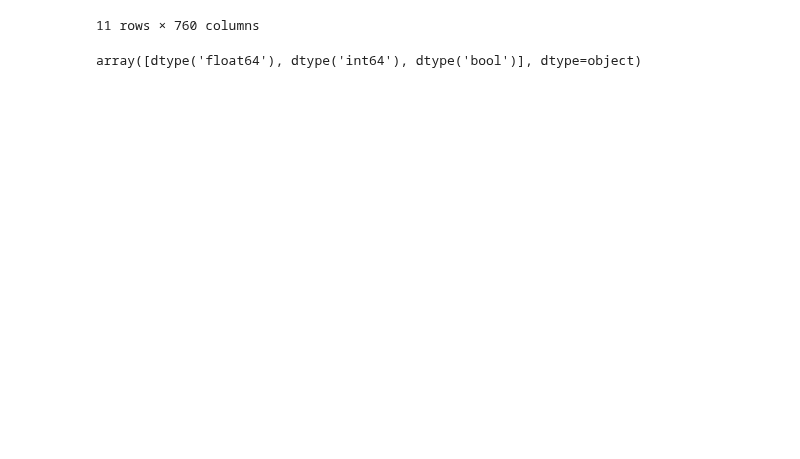
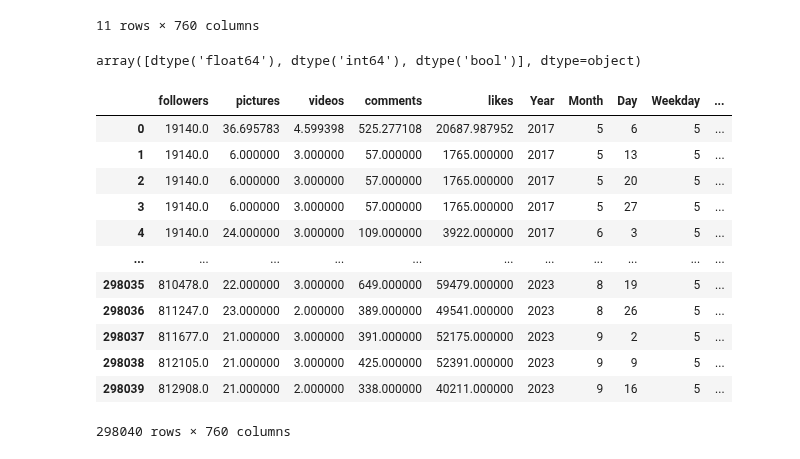
Before and after one commit to saschatran/challenge, a Jupyter notebook: code/model.ipynb, the cells around one changed output. Saved outputs shown, nothing was run; the diff lists cells and outputs as text; code cells hidden in the pictures; blank space fills up the shorter version.

```diff
--- a/code/model.ipynb
+++ b/code/model.ipynb
@@ -101,22 +101,40 @@ array([dtype('float64'), dtype('int64'), dtype('bool')], dtype=object)
 # %%
 import pandas as pd
 
 df = data
 # Sample DataFrame creation; replace this with your actual DataFrame
 # df = pd.read_csv('your_file.csv')
 
 # Checking each column for its data type and values that might not convert to float
 for column in df.columns:
     if df[column].dtype == 'O':  # 'O' stands for object, typically strings
         try:
             # Attempt to convert the column to float
             df[column].astype(float)
         except ValueError as e:
             print(f"Column '{column}' may have problematic entries for conversion to float:")
             print(f"  Error: {e}")
             # Display unique values that are causing issues (non-convertible to float)
             unique_values = df[column].dropna().unique()
             print(f"  Problematic values sample (up to 10 entries): {unique_values[:10]}")
+
+# finding column that have nan
+nan_cols = df.columns[df.isnull().any()].tolist()
+df.fillna(-1)
+# %% [output]
+|  | followers | pictures | videos | comments | likes | Year | Month | Day | Weekday | ... |
+| 0 | 19140.0 | 36.695783 | 4.599398 | 525.277108 | 20687.987952 | 2017 | 5 | 6 | 5 | ... |
+| 1 | 19140.0 | 6.000000 | 3.000000 | 57.000000 | 1765.000000 | 2017 | 5 | 13 | 5 | ... |
+| 2 | 19140.0 | 6.000000 | 3.000000 | 57.000000 | 1765.000000 | 2017 | 5 | 20 | 5 | ... |
+| 3 | 19140.0 | 6.000000 | 3.000000 | 57.000000 | 1765.000000 | 2017 | 5 | 27 | 5 | ... |
+| 4 | 19140.0 | 24.000000 | 3.000000 | 109.000000 | 3922.000000 | 2017 | 6 | 3 | 5 | ... |
+| ... | ... | ... | ... | ... | ... | ... | ... | ... | ... | ... |
+| 298035 | 810478.0 | 22.000000 | 3.000000 | 649.000000 | 59479.000000 | 2023 | 8 | 19 | 5 | ... |
+| 298036 | 811247.0 | 23.000000 | 2.000000 | 389.000000 | 49541.000000 | 2023 | 8 | 26 | 5 | ... |
+| 298037 | 811677.0 | 21.000000 | 3.000000 | 391.000000 | 52175.000000 | 2023 | 9 | 2 | 5 | ... |
+| 298038 | 812105.0 | 21.000000 | 3.000000 | 425.000000 | 52391.000000 | 2023 | 9 | 9 | 5 | ... |
+| 298039 | 812908.0 | 21.000000 | 2.000000 | 338.000000 | 40211.000000 | 2023 | 9 | 16 | 5 | ... |
+298040 rows × 760 columns
 # %%
 # Objective function to be optimized
 def objective(trial):
```
Also changed, not shown: parts of 1 cell of this notebook, 6 other files.
